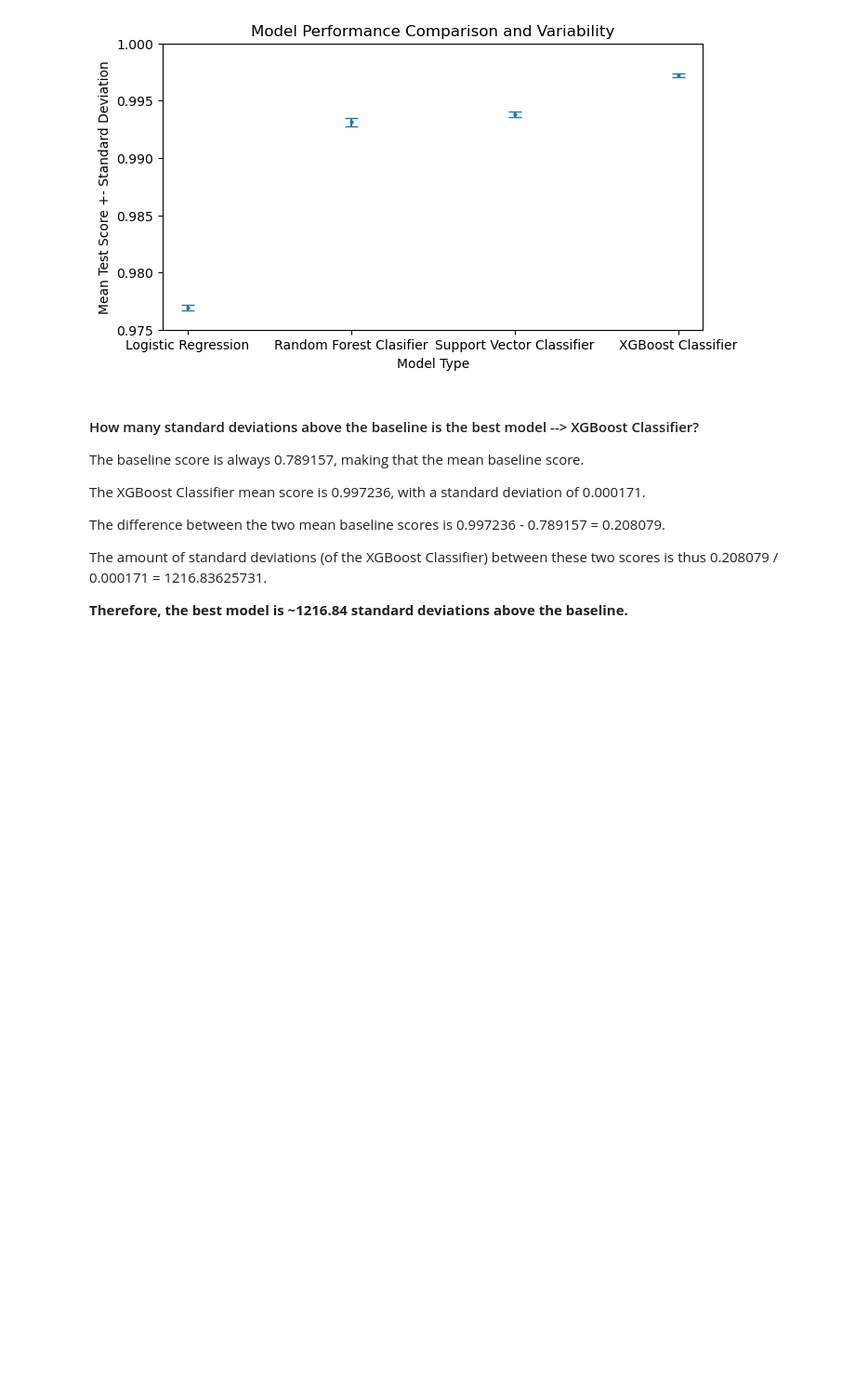
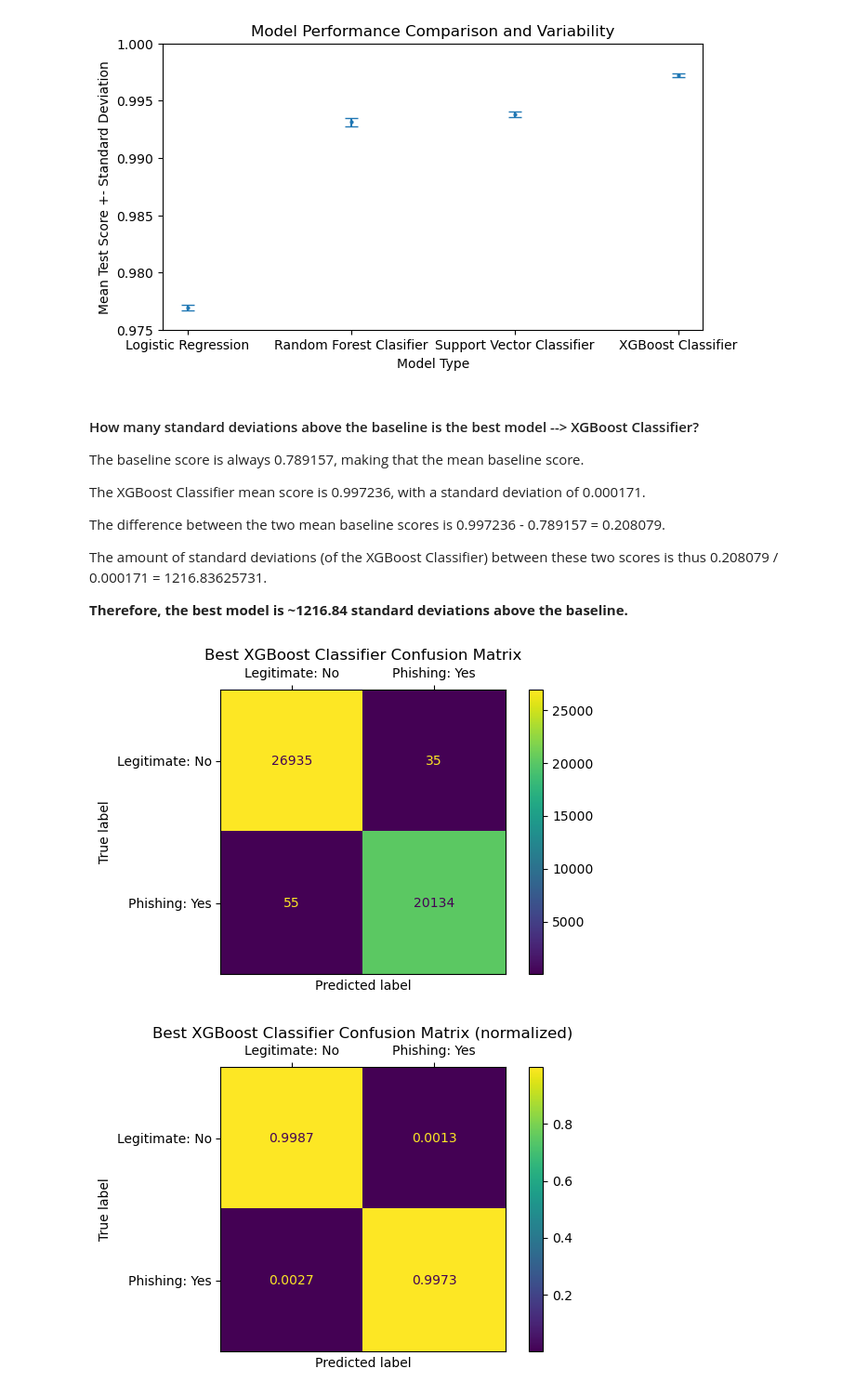
Before and after one commit to plestz/phishing_url_detection, a Jupyter notebook: src/analysis.ipynb, the cells around one changed output. Shown at 93% size. Cells and saved outputs as stored; diff of their text form; code cells hidden in the pictures; blank space fills up the shorter version.

Commit message:
feat: confusion matrix displays (normalized and not) for best performing model

```diff
--- a/src/analysis.ipynb
+++ b/src/analysis.ipynb
@@ -86,3 +87,28 @@ The difference between the two mean baseline scores is 0.997236 - 0.789157 = 0.2
 The amount of standard deviations (of the XGBoost Classifier) between these two scores is thus 0.208079 / 0.000171 = 1216.83625731.
 
 **Therefore, the best model is ~1216.84 standard deviations above the baseline.**
+# %%
+def plot_confusion_matrix(y_true, y_pred, title = 'Confusion Matrix', normalize = False):
+    cm = confusion_matrix(y_true, y_pred)
+
+    if normalize:
+        cm = cm.astype('float') / cm.sum(axis = 1, keepdims = True)
+
+    disp = ConfusionMatrixDisplay(confusion_matrix = cm, display_labels = ['Legitimate: No', 'Phishing: Yes'])
+
+    fig, ax = plt.subplots(figsize = (6, 4))
+    disp.plot(ax = ax, values_format = '.4f' if normalize else 'd')
+    plt.title(title)
+    plt.gca().xaxis.set_ticks_position('top')
+    plt.tight_layout()
+    plt.show()
+# %%
+best_xgbc_index = np.argmax(xgbc_model_results['best_scores'])
+best_xgbc_y_test = xgbc_model_results['y_test'][best_xgbc_index]
+best_xgbc_y_pred = xgbc_model_results['predicted_labels'][best_xgbc_index]
+
+plot_confusion_matrix(best_xgbc_y_test, best_xgbc_y_pred, title = 'Best XGBoost Classifier Confusion Matrix', normalize = False)
+plot_confusion_matrix(best_xgbc_y_test, best_xgbc_y_pred, title = 'Best XGBoost Classifier Confusion Matrix (normalized)', normalize = True)
+# %% [output]
+[figure, added]
+[figure, added]
```
Also changed, not shown: parts of 1 cell of this notebook.
